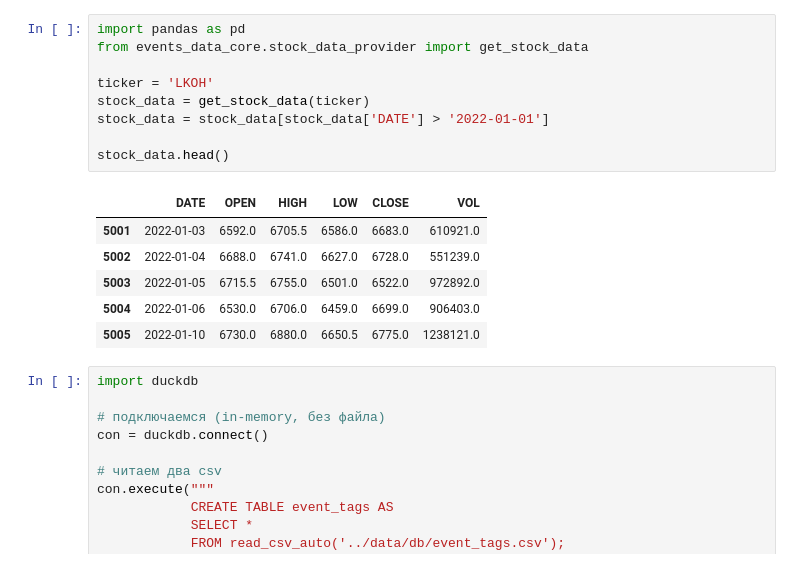
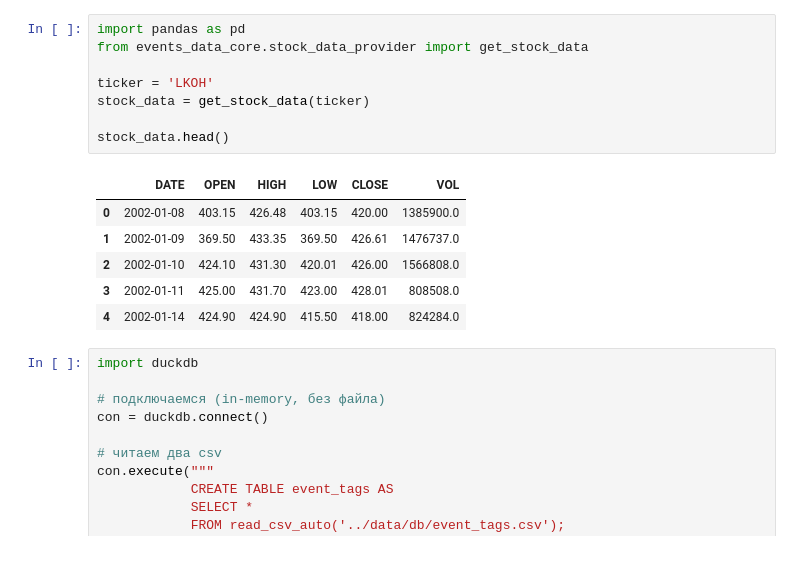
Before and after one commit to ruslooob/data-core, a Jupyter notebook: events_data_core/19_sanctions_on_stocks_effect.ipynb, the cells around one changed output. Drawn from its saved outputs; the diff is of its cells as text.

```diff
--- a/events_data_core/19_sanctions_on_stocks_effect.ipynb
+++ b/events_data_core/19_sanctions_on_stocks_effect.ipynb
@@ -1,19 +1,18 @@
 # %%
 import pandas as pd
 from events_data_core.stock_data_provider import get_stock_data
 
 ticker = 'LKOH'
 stock_data = get_stock_data(ticker)
-stock_data = stock_data[stock_data['DATE'] > '2022-01-01']
 
 stock_data.head()
 # %% [output]
 |  | DATE | OPEN | HIGH | LOW | CLOSE | VOL |
-| 5001 | 2022-01-03 | 6592.0 | 6705.5 | 6586.0 | 6683.0 | 610921.0 |
-| 5002 | 2022-01-04 | 6688.0 | 6741.0 | 6627.0 | 6728.0 | 551239.0 |
-| 5003 | 2022-01-05 | 6715.5 | 6755.0 | 6501.0 | 6522.0 | 972892.0 |
-| 5004 | 2022-01-06 | 6530.0 | 6706.0 | 6459.0 | 6699.0 | 906403.0 |
-| 5005 | 2022-01-10 | 6730.0 | 6880.0 | 6650.5 | 6775.0 | 1238121.0 |
+| 0 | 2002-01-08 | 403.15 | 426.48 | 403.15 | 420.00 | 1385900.0 |
+| 1 | 2002-01-09 | 369.50 | 433.35 | 369.50 | 426.61 | 1476737.0 |
+| 2 | 2002-01-10 | 424.10 | 431.30 | 420.01 | 426.00 | 1566808.0 |
+| 3 | 2002-01-11 | 425.00 | 431.70 | 423.00 | 428.01 | 808508.0 |
+| 4 | 2002-01-14 | 424.90 | 424.90 | 415.50 | 418.00 | 824284.0 |
 # %%
 import duckdb
 
```
Also changed, not shown: parts of 3 cells of this notebook, 5 other files.
